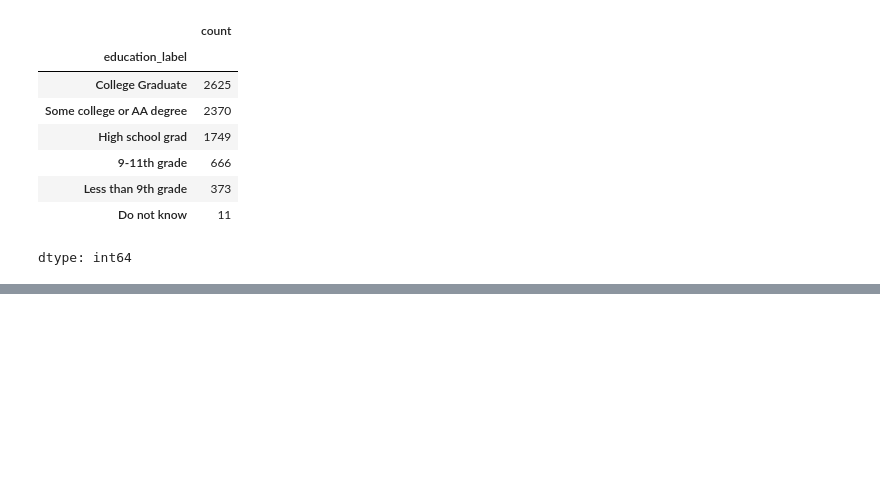
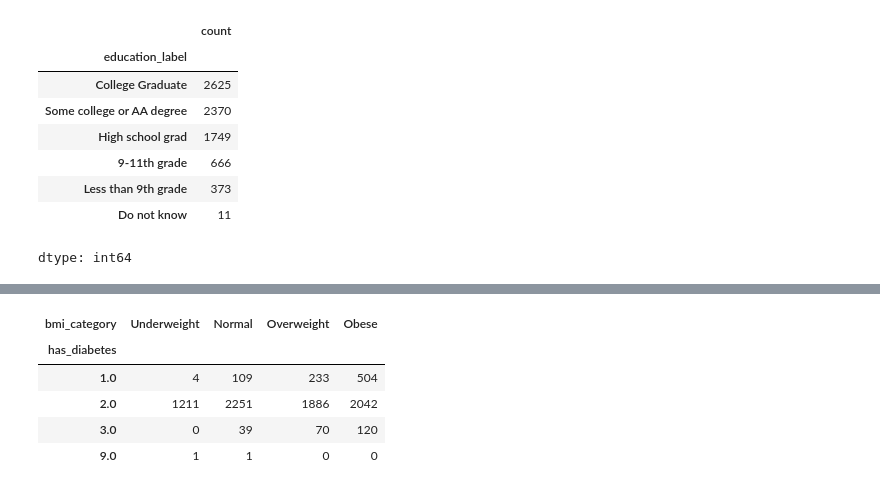
Before and after one commit to devincriniti/DSC_110, a Jupyter notebook: Data_Cleaning_&_Summarization.ipynb, the cells around one changed output, grey strips where cells are left out. Cells and saved outputs as stored; diff of their text form; code cells hidden in the pictures; blank space fills up the shorter version.

```diff
--- a/Data_Cleaning_&_Summarization.ipynb
+++ b/Data_Cleaning_&_Summarization.ipynb
@@ -245,0 +310,10 @@ dtype: int64
+# %%
+## here we are showing how many people in each bmi category for each diabetes category
+pd.crosstab(df['has_diabetes'], df['bmi_category'])
+# %% [output]
+| bmi_category | Underweight | Normal | Overweight | Obese |
+| has_diabetes |  |  |  |  |
+| 1.0 | 4 | 109 | 233 | 504 |
+| 2.0 | 1211 | 2251 | 1886 | 2042 |
+| 3.0 | 0 | 39 | 70 | 120 |
+| 9.0 | 1 | 1 | 0 | 0 |
```
Also changed, not shown: parts of 11 cells of this notebook.
